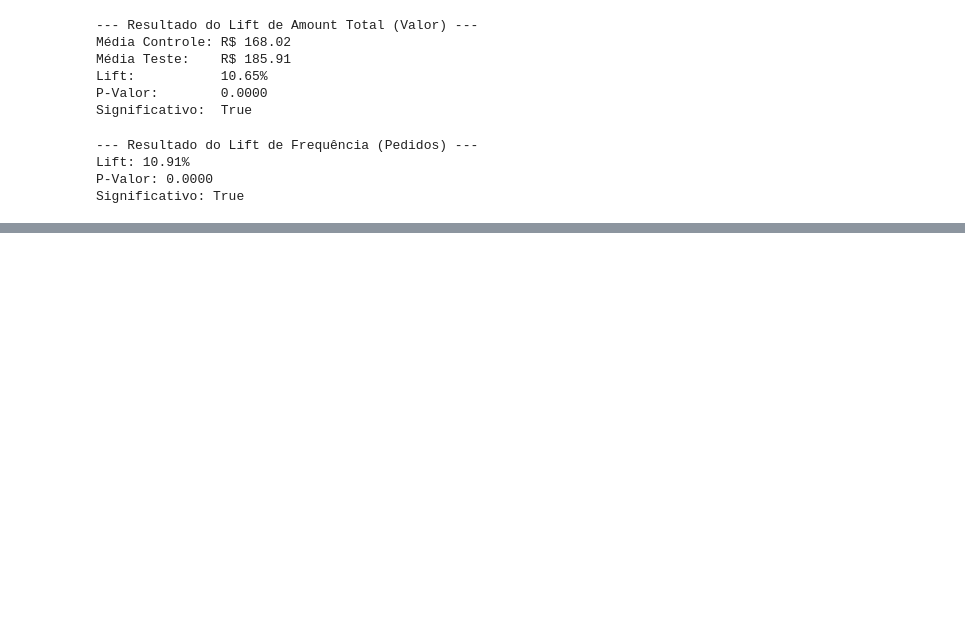
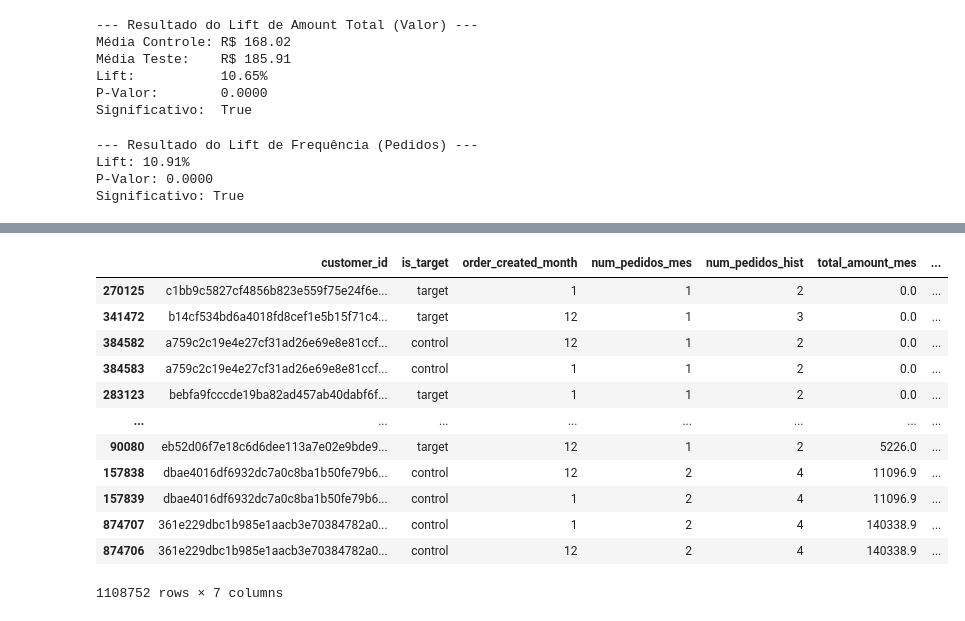
Before and after one commit to elianezanlorense/ifood_cs, a Jupyter notebook: code/analisis.ipynb, the cells around one changed output, grey strips where cells are left out. Saved outputs shown, nothing was run; the diff lists cells and outputs as text; code cells hidden in the pictures; blank space fills up the shorter version.

```diff
--- a/code/analisis.ipynb
+++ b/code/analisis.ipynb
@@ -223,0 +417,20 @@ Significativo: True
+# %%
+df_ordenado_por_ticket_cresc = distinct_df_bt.sort_values(
+    by='ticket_medio',
+    ascending=True
+)
+df_ordenado_por_ticket_cresc
+# %% [output]
+|  | customer_id | is_target | order_created_month | num_pedidos_mes | num_pedidos_hist | total_amount_mes | ... |
+| 270125 | c1bb9c5827cf4856b823e559f75e24f6e... | target | 1 | 1 | 2 | 0.0 | ... |
+| 341472 | b14cf534bd6a4018fd8cef1e5b15f71c4... | target | 12 | 1 | 3 | 0.0 | ... |
+| 384582 | a759c2c19e4e27cf31ad26e69e8e81ccf... | control | 12 | 1 | 2 | 0.0 | ... |
+| 384583 | a759c2c19e4e27cf31ad26e69e8e81ccf... | control | 1 | 1 | 2 | 0.0 | ... |
+| 283123 | bebfa9fcccde19ba82ad457ab40dabf6f... | target | 1 | 1 | 2 | 0.0 | ... |
+| ... | ... | ... | ... | ... | ... | ... | ... |
+| 90080 | eb52d06f7e18c6d6dee113a7e02e9bde9... | target | 12 | 1 | 2 | 5226.0 | ... |
+| 157838 | dbae4016df6932dc7a0c8ba1b50fe79b6... | control | 12 | 2 | 4 | 11096.9 | ... |
+| 157839 | dbae4016df6932dc7a0c8ba1b50fe79b6... | control | 1 | 2 | 4 | 11096.9 | ... |
+| 874707 | 361e229dbc1b985e1aacb3e70384782a0... | control | 1 | 2 | 4 | 140338.9 | ... |
+| 874706 | 361e229dbc1b985e1aacb3e70384782a0... | control | 12 | 2 | 4 | 140338.9 | ... |
+1108752 rows × 7 columns
```
Also changed, not shown: parts of 23 cells of this notebook, 1 other file.
